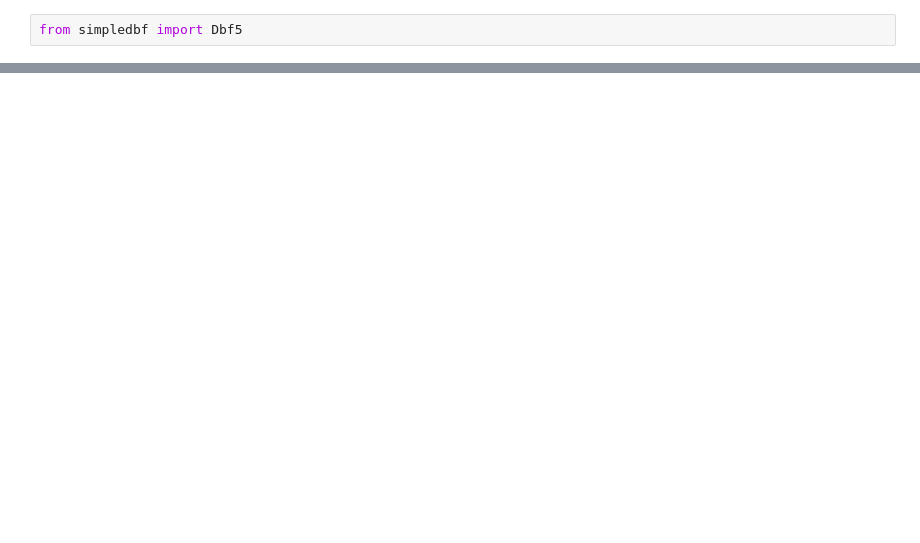
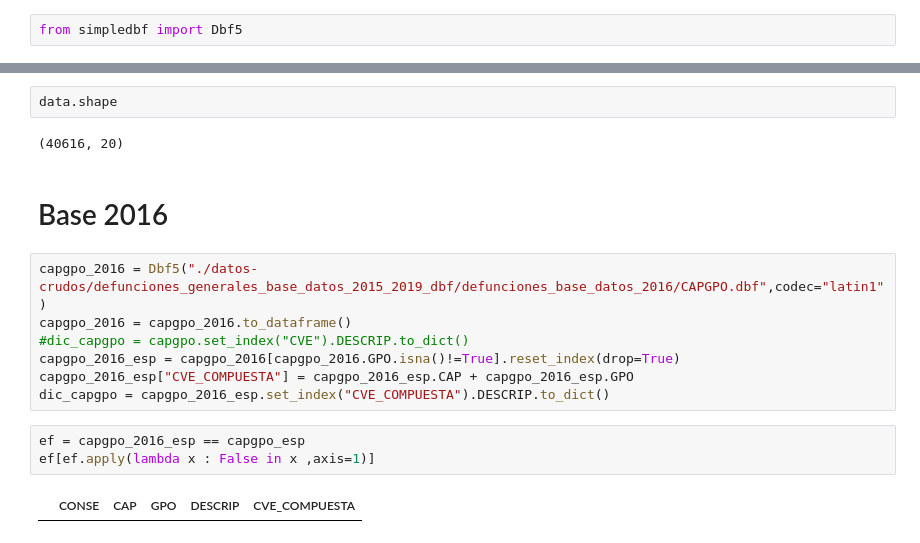
Before and after one commit to jdanielgoh/datos-defunciones, a Jupyter notebook: actas_defuncion.ipynb, the cells around one changed output, grey strips where cells are left out. Cells and saved outputs as stored; diff of their text form; blank space fills up the shorter version.

```diff
--- a/actas_defuncion.ipynb
+++ b/actas_defuncion.ipynb
@@ -100,0 +268,18 @@ ef
+# %%
+data.shape
+# %% [output]
+(40616, 20)
+# %% [markdown]
+# Base 2016
+# %%
+capgpo_2016 = Dbf5("./datos-crudos/defunciones_generales_base_datos_2015_2019_dbf/defunciones_base_datos_2016/CAPGPO.dbf",codec="latin1")
+capgpo_2016 = capgpo_2016.to_dataframe()
+#dic_capgpo = capgpo.set_index("CVE").DESCRIP.to_dict()
+capgpo_2016_esp = capgpo_2016[capgpo_2016.GPO.isna()!=True].reset_index(drop=True)
+capgpo_2016_esp["CVE_COMPUESTA"] = capgpo_2016_esp.CAP + capgpo_2016_esp.GPO
+dic_capgpo = capgpo_2016_esp.set_index("CVE_COMPUESTA").DESCRIP.to_dict()
+# %%
+ef = capgpo_2016_esp == capgpo_esp
+ef[ef.apply(lambda x : False in x ,axis=1)]
+# %% [output]
+|  | CONSE | CAP | GPO | DESCRIP | CVE_COMPUESTA |
```
Also changed, not shown: parts of 52 cells of this notebook, 11 other files.
